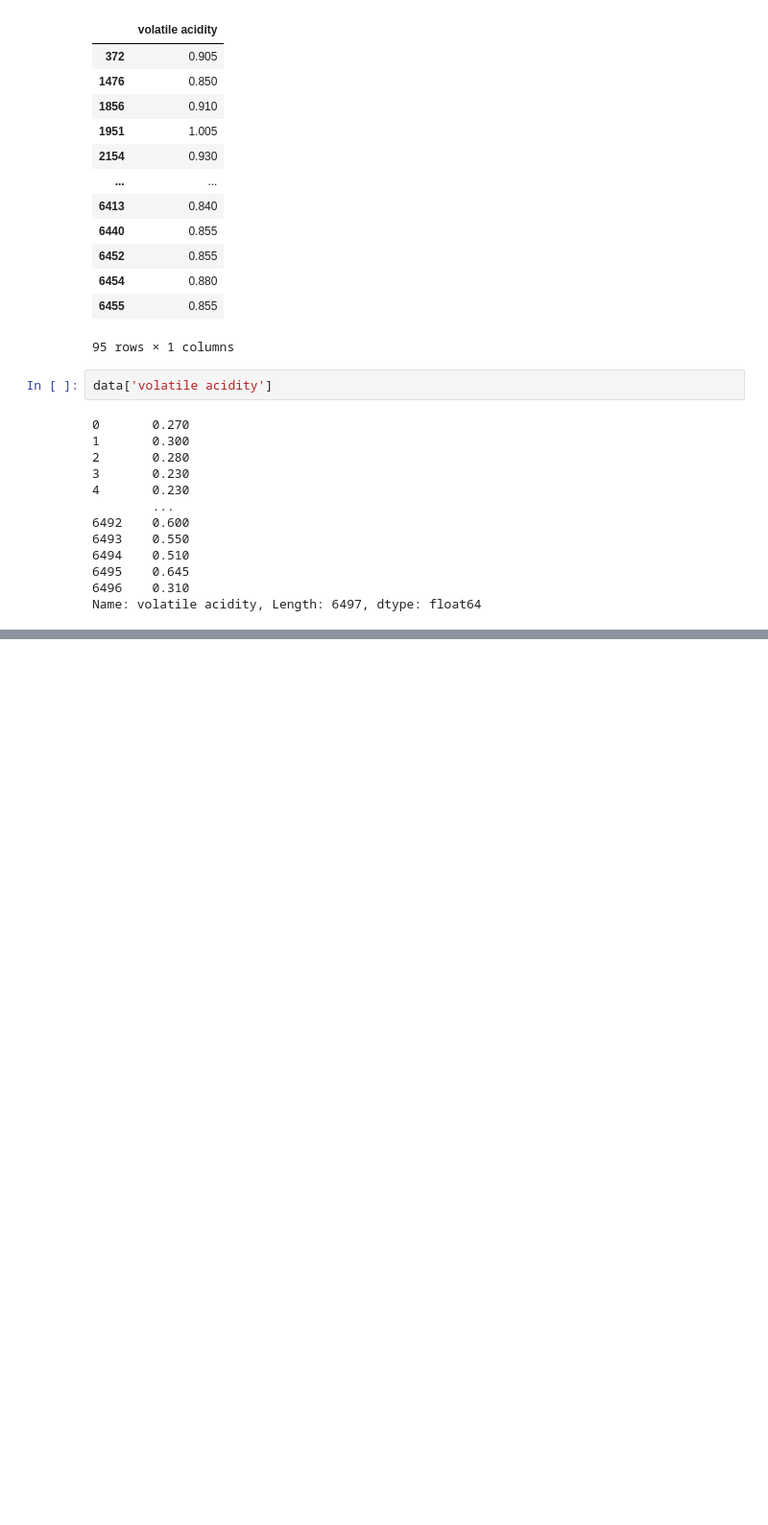
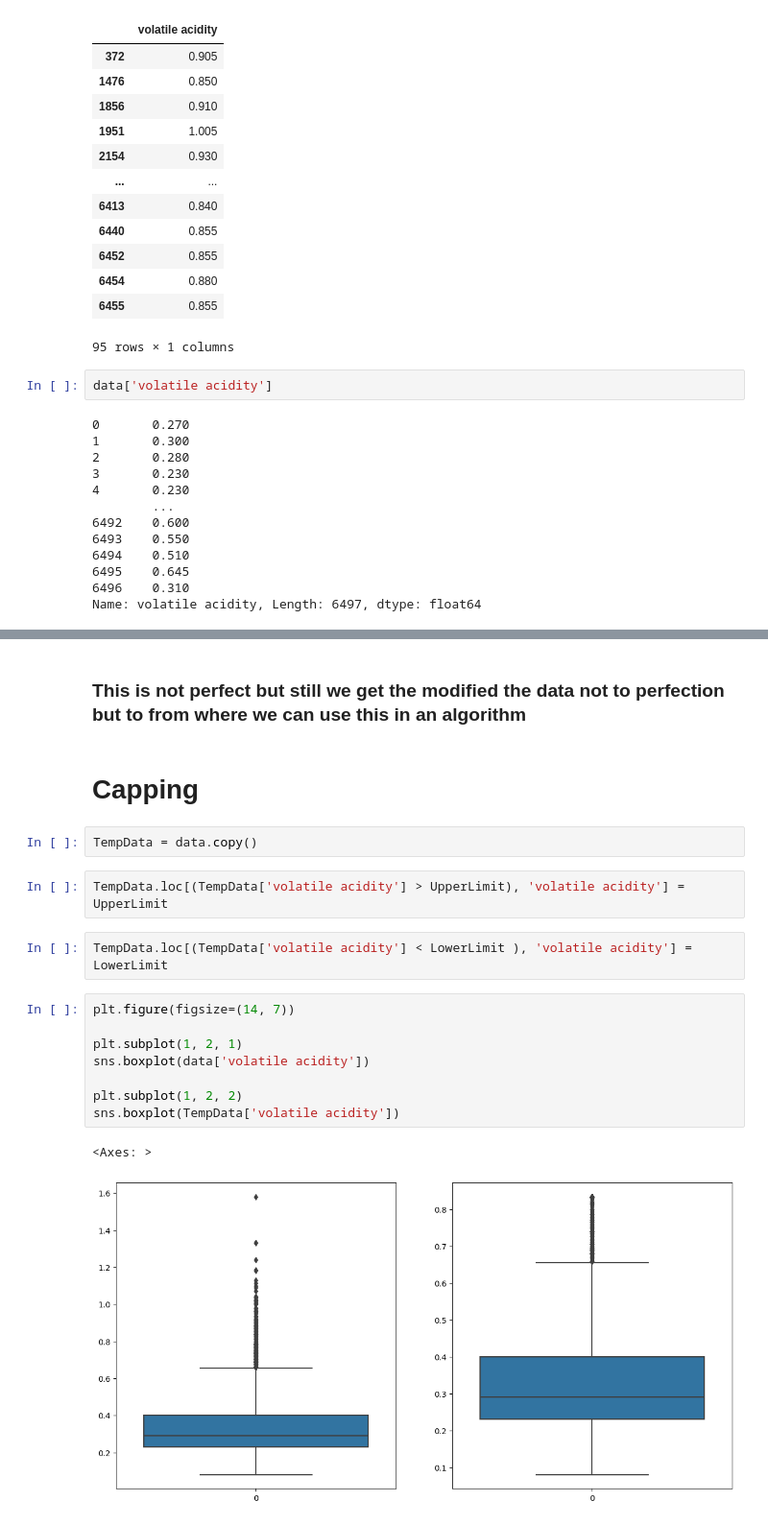
Before and after one commit to Asthaavermaa/Machine_Learning, a Jupyter notebook: 3_Outlier/1_ZScore.ipynb, the cells around one changed output, grey strips where cells are left out. Shown at 96% size. Cells and saved outputs as stored; diff of their text form; blank space fills up the shorter version.

```diff
--- a/3_Outlier/1_ZScore.ipynb
+++ b/3_Outlier/1_ZScore.ipynb
@@ -127,0 +160,21 @@ Name: volatile acidity, Length: 6497, dtype: float64
+# %% [markdown]
+### This is not perfect but still we get the modified the data not to perfection but to from where we can use this in an algorithm
+# %% [markdown]
+# Capping
+# %%
+TempData = data.copy()
+# %%
+TempData.loc[(TempData['volatile acidity'] > UpperLimit), 'volatile acidity'] = UpperLimit
+# %%
+TempData.loc[(TempData['volatile acidity'] < LowerLimit ), 'volatile acidity'] = LowerLimit
+# %%
+plt.figure(figsize=(14, 7))
+
+plt.subplot(1, 2, 1)
+sns.boxplot(data['volatile acidity'])
+
+plt.subplot(1, 2, 2)
+sns.boxplot(TempData['volatile acidity'])
+# %% [output]
+<Axes: >
+[figure, added]
```
Also changed, not shown: parts of 8 cells of this notebook.
